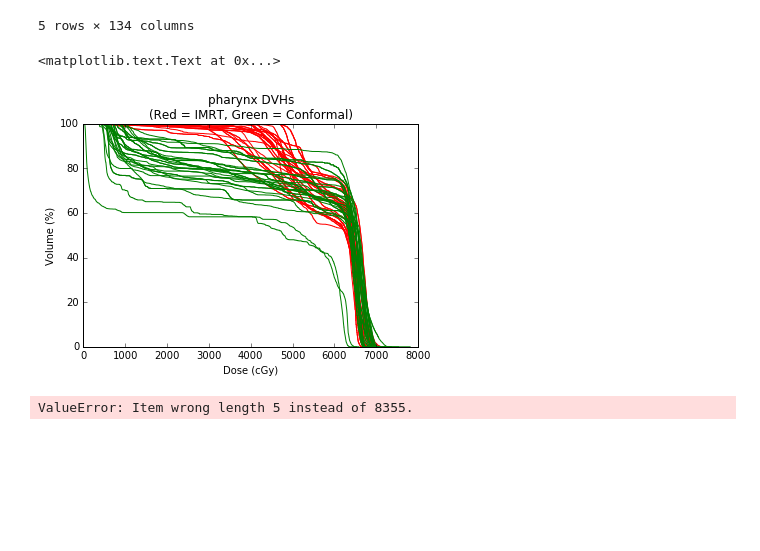
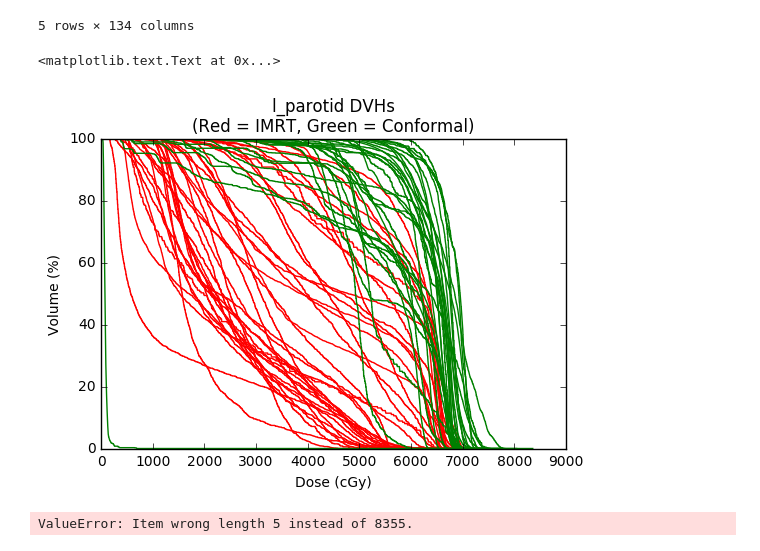
Before and after one commit to mbolt01/InitialCode, a Jupyter notebook: dvh-analysis.ipynb, the cells around one changed output. Saved outputs shown, nothing was run; the diff lists cells and outputs as text; code cells hidden in the pictures; blank space fills up the shorter version.

```diff
--- a/dvh-analysis.ipynb
+++ b/dvh-analysis.ipynb
@@ -190,22 +190,22 @@ df_imrt.head()
 # %%
 ## plot all IMRT ptv doses
 
-struct = 'pharynx'
+struct = 'l_parotid'
 
 imrt_x = df_imrt.xs('dose_(cgy)',level='structure',axis=1)
 imrt_y = df_imrt.xs(struct,level='structure',axis=1)
 conformal_x = df_conformal.xs('dose_(cgy)',level='structure',axis=1)
 conformal_y = df_conformal.xs(struct,level='structure',axis=1)
 
 ax = plt.plot(imrt_x,imrt_y, color='red')
 ax = plt.plot(conformal_x,conformal_y, color='green')
 plt.title(struct + ' DVHs\n(Red = IMRT, Green = Conformal)')
 plt.xlabel('Dose (cGy)')
 plt.ylabel('Volume (%)')
 #plt.show()
 # %% [output]
 <matplotlib.text.Text at 0x...>
-[figure, old version]
+[figure, new version]
 # %%
 ## select a specific row in a df for a petient structure
 
```
Also changed, not shown: 44 other files.
